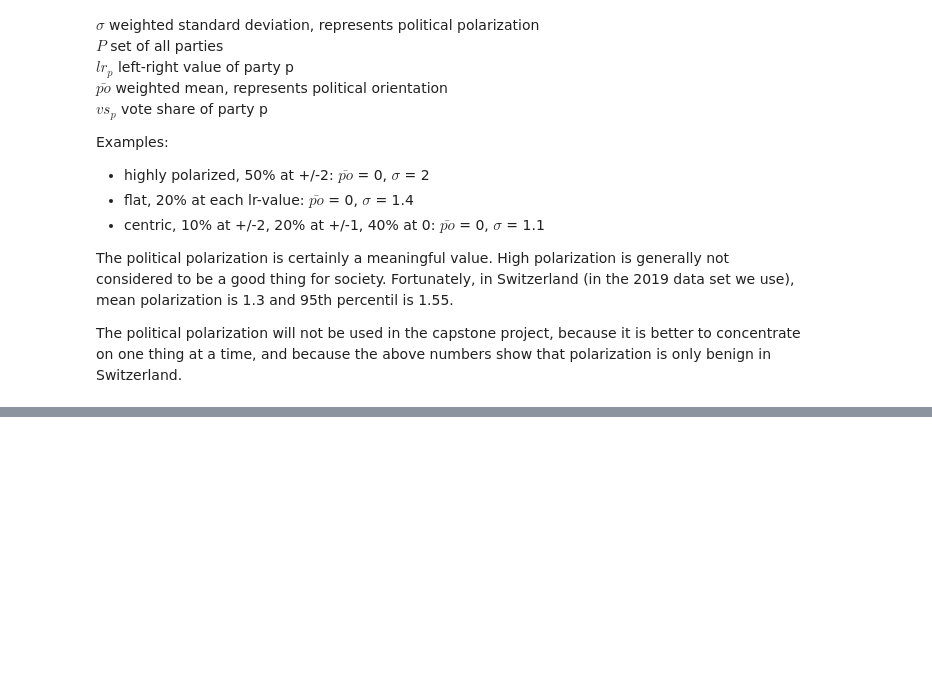
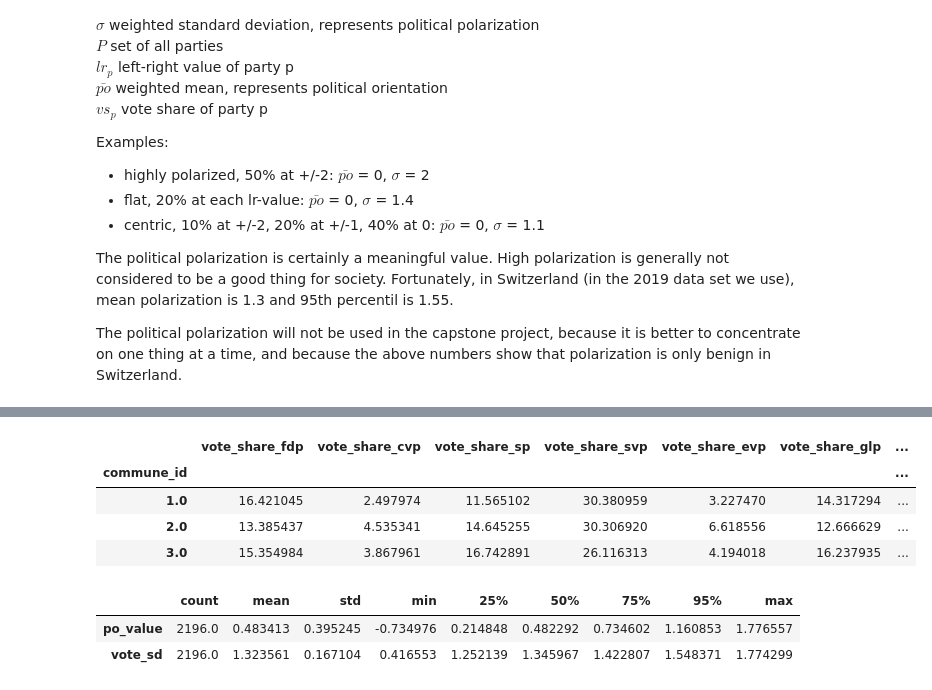
Before and after one commit to jschrein/epfl-exts-adsml-capstone-proposal, a Jupyter notebook: Political Parties in CH.ipynb, the cells around one changed output, grey strips where cells are left out. Saved outputs shown, nothing was run; the diff lists cells and outputs as text; code cells hidden in the pictures; blank space fills up the shorter version.

```diff
--- a/Political Parties in CH.ipynb
+++ b/Political Parties in CH.ipynb
@@ -109,0 +174,15 @@ The political polarization will not be used in the capstone project, because it
+# %%
+df2 = df[vote_share_cols + ["po_value", "vote_sd"]]
+df2.head(3)
+# %% [output]
+|  | vote_share_fdp | vote_share_cvp | vote_share_sp | vote_share_svp | vote_share_evp | vote_share_glp | ... |
+| commune_id |  |  |  |  |  |  | ... |
+| 1.0 | 16.421045 | 2.497974 | 11.565102 | 30.380959 | 3.227470 | 14.317294 | ... |
+| 2.0 | 13.385437 | 4.535341 | 14.645255 | 30.306920 | 6.618556 | 12.666629 | ... |
+| 3.0 | 15.354984 | 3.867961 | 16.742891 | 26.116313 | 4.194018 | 16.237935 | ... |
+# %%
+df2[["po_value", "vote_sd"]].describe(percentiles=[.25, .5, .75, .95]).T
+# %% [output]
+|  | count | mean | std | min | 25% | 50% | 75% | 95% | max |
+| po_value | 2196.0 | 0.483413 | 0.395245 | -0.734976 | 0.214848 | 0.482292 | 0.734602 | 1.160853 | 1.776557 |
+| vote_sd | 2196.0 | 1.323561 | 0.167104 | 0.416553 | 1.252139 | 1.345967 | 1.422807 | 1.548371 | 1.774299 |
```
Also changed, not shown: parts of 13 cells of this notebook.
